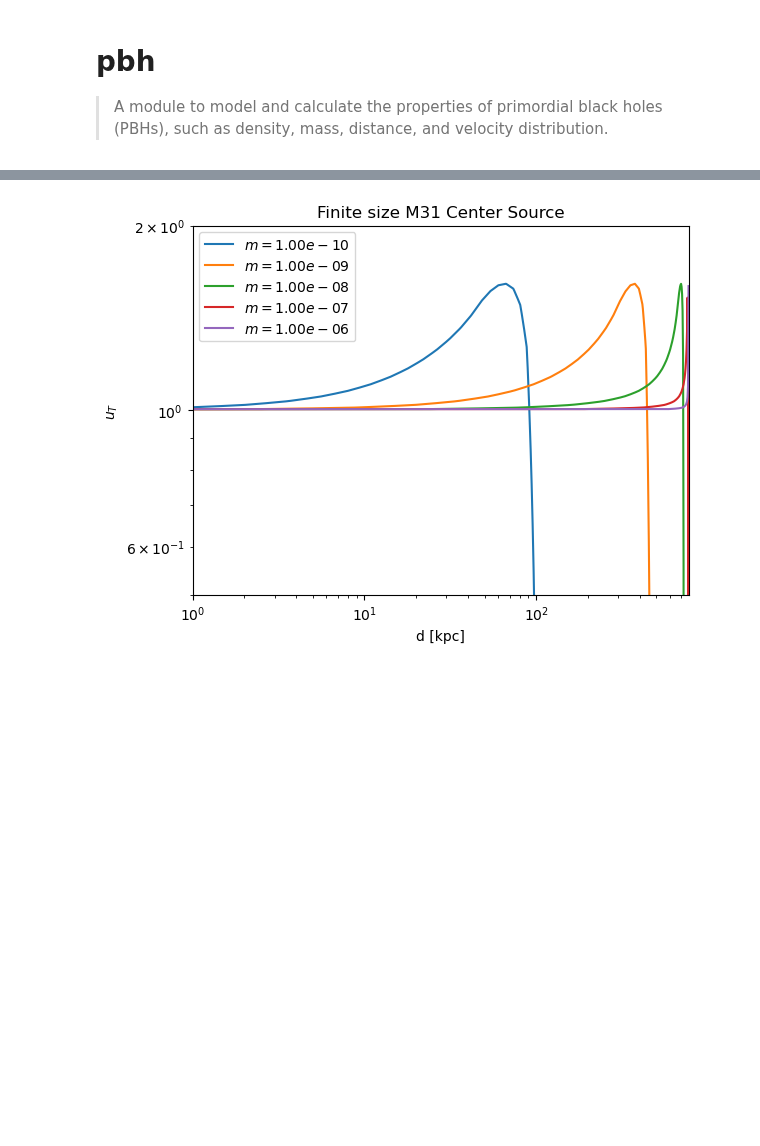
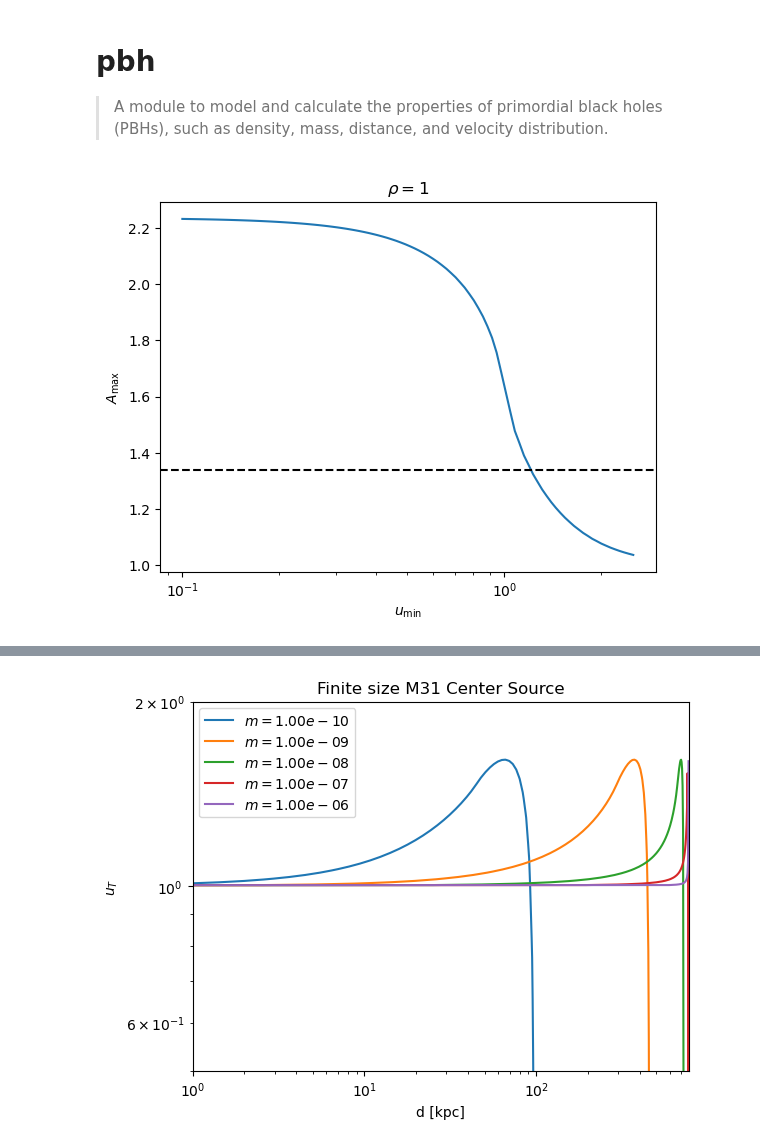
Before and after one commit to NolanSmyth/LensCalcPy, a Jupyter notebook: nbs/00_pbh.ipynb, the cells around one changed output, grey strips where cells are left out. Drawn from its saved outputs; the diff is of its cells as text; code cells hidden in the pictures; blank space fills up the shorter version.

```diff
--- a/nbs/00_pbh.ipynb
+++ b/nbs/00_pbh.ipynb
@@ -35,0 +140,12 @@ from fastcore.test import *
+# %%
+# mag_finite_interp = RegularGridInterpolator((rho_vals, u_vals), z_vals, method='linear', bounds_error=False, fill_value=None)
+
+def fast_magnification_finite_new(u, rho):
+    return mag_finite_interp([float(rho), float(u)])
+
+def fast_u_fwhm_func(rho, umin):
+    Amax = fast_magnification_finite_new(umin, rho)
+    if Amax<1:
+        return 0
+    func = lambda u: fast_magnification_finite_new(u, rho) - (1+(Amax-1)/2)
+    return fsolve(func, 1)
@@ -35,0 +155,20 @@ from fastcore.test import *
+# %%
+umin_arr = np.logspace(-1, 0.4, 100)
+rho= 1
+fast_Amax_arr = np.array([fast_magnification_finite_new(umin, rho) for umin in umin_arr])
+
+fast_uhm_arr = np.array([u_fwhm_interp([rho, umin]) for umin in umin_arr])
+ut_arr = np.array([ut_func_new(1.2, Amax) for Amax in fast_Amax_arr])
+uhm_arr = np.array([ut_func_new(1.2, 1+(Amax-1)/2) for Amax in fast_Amax_arr])
+uhm_point_arr = np.array([(2* f_func(f_func(umin**2)))**(1/2) for umin in umin_arr])
+# %%
+# plt.plot(umin_arr, Amax_arr)
+plt.plot(umin_arr, fast_Amax_arr)
+plt.axhline(1.34, color='k', linestyle='--')
+plt.xlabel(r'$u_{\rm min}$')
+plt.ylabel(r'$A_{\rm max}$')
+plt.title(r'$\rho = $' + str(rho))
+plt.xscale('log')
+plt.show()
+# %% [output]
+[figure, added]
```
Also changed, not shown: parts of 59 cells of this notebook, 16 other files.
